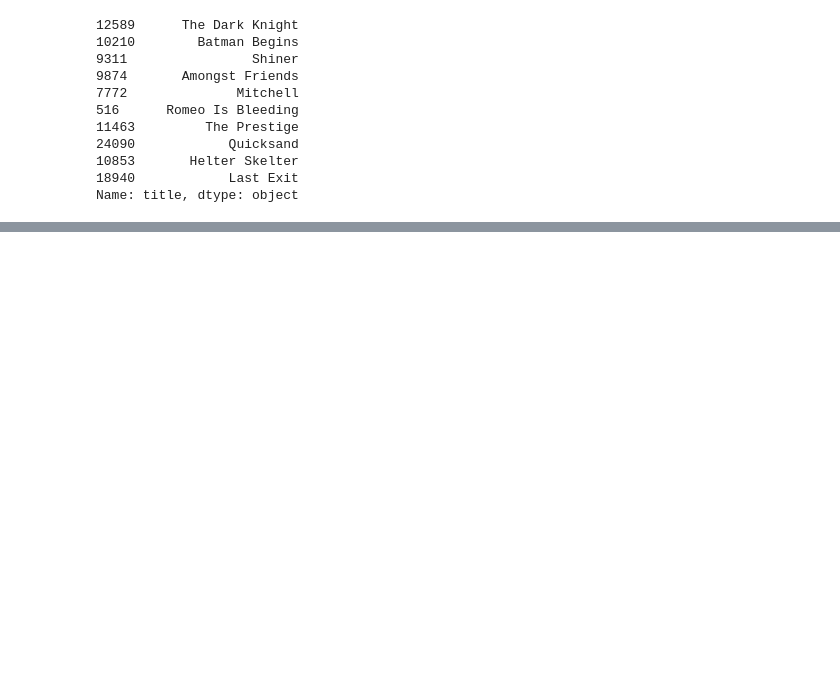
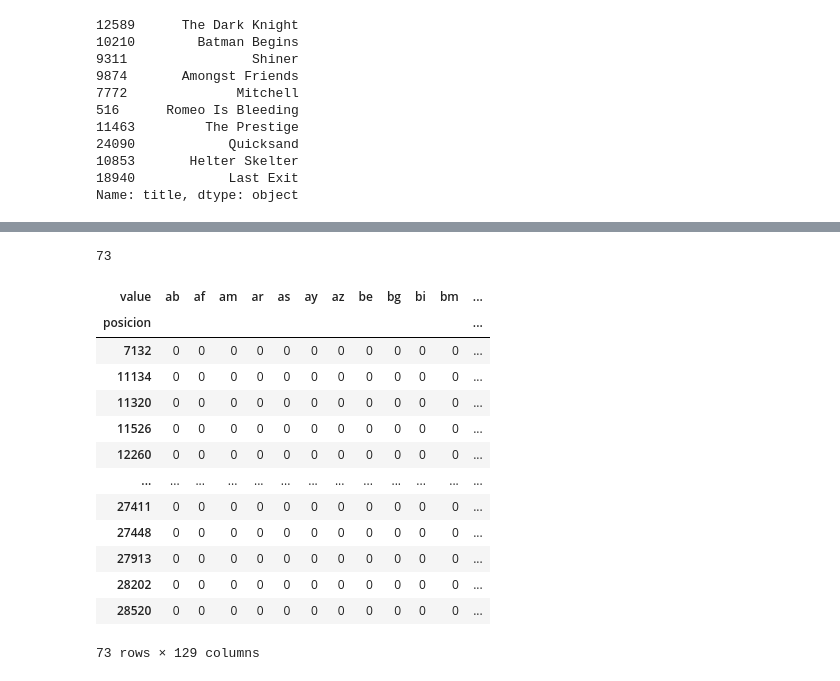
Before and after one commit to X4Zero/SISTEMAS_DE_RECOMENDACION, a Jupyter notebook: SistemaRecomendacion.ipynb, the cells around one changed output, grey strips where cells are left out. Saved outputs shown, nothing was run; the diff lists cells and outputs as text; code cells hidden in the pictures; blank space fills up the shorter version.

```diff
--- a/SistemaRecomendacion.ipynb
+++ b/SistemaRecomendacion.ipynb
@@ -563,0 +914,23 @@ Name: title, dtype: object
+# %%
+#prueba con el lenguaje Telugu
+posicion_v_lenguaje['te'].sum()
+# %% [output]
+73
+# %%
+#peliculas en el lenguaje Telugu
+posicion_v_lenguaje[posicion_v_lenguaje['te']==1]
+# %% [output]
+| value | ab | af | am | ar | as | ay | az | be | bg | bi | bm | ... |
+| posicion |  |  |  |  |  |  |  |  |  |  |  | ... |
+| 7132 | 0 | 0 | 0 | 0 | 0 | 0 | 0 | 0 | 0 | 0 | 0 | ... |
+| 11134 | 0 | 0 | 0 | 0 | 0 | 0 | 0 | 0 | 0 | 0 | 0 | ... |
+| 11320 | 0 | 0 | 0 | 0 | 0 | 0 | 0 | 0 | 0 | 0 | 0 | ... |
+| 11526 | 0 | 0 | 0 | 0 | 0 | 0 | 0 | 0 | 0 | 0 | 0 | ... |
+| 12260 | 0 | 0 | 0 | 0 | 0 | 0 | 0 | 0 | 0 | 0 | 0 | ... |
+| ... | ... | ... | ... | ... | ... | ... | ... | ... | ... | ... | ... | ... |
+| 27411 | 0 | 0 | 0 | 0 | 0 | 0 | 0 | 0 | 0 | 0 | 0 | ... |
+| 27448 | 0 | 0 | 0 | 0 | 0 | 0 | 0 | 0 | 0 | 0 | 0 | ... |
+| 27913 | 0 | 0 | 0 | 0 | 0 | 0 | 0 | 0 | 0 | 0 | 0 | ... |
+| 28202 | 0 | 0 | 0 | 0 | 0 | 0 | 0 | 0 | 0 | 0 | 0 | ... |
+| 28520 | 0 | 0 | 0 | 0 | 0 | 0 | 0 | 0 | 0 | 0 | 0 | ... |
+73 rows × 129 columns
```
Also changed, not shown: parts of 45 cells of this notebook.
